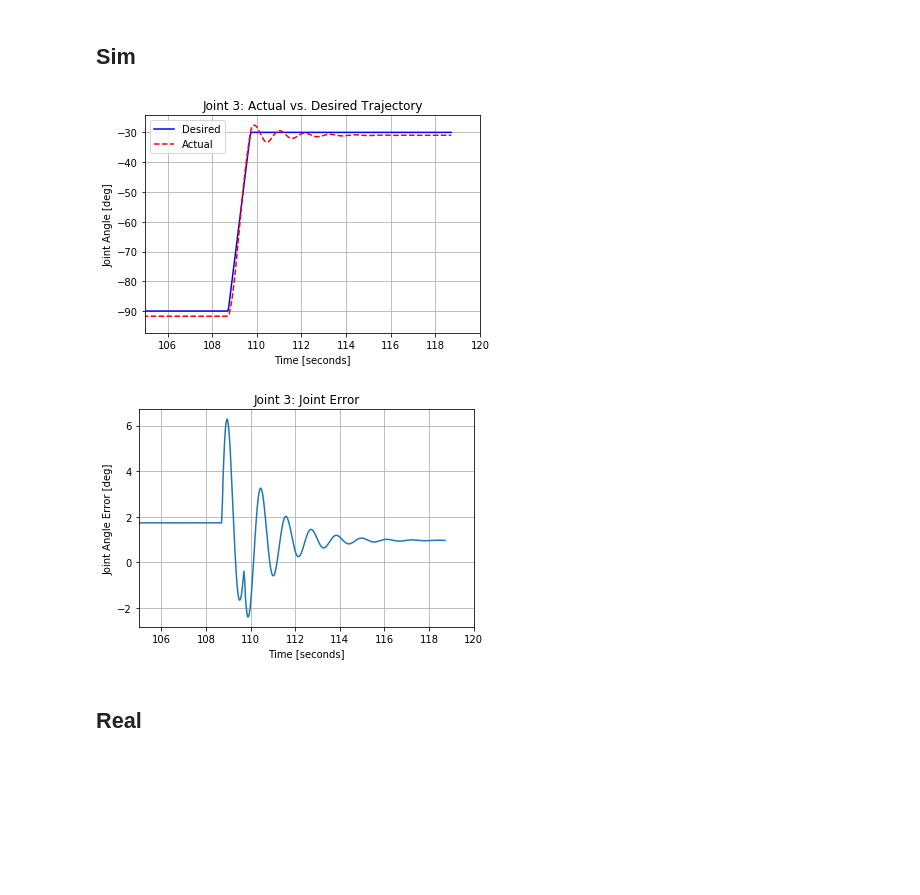
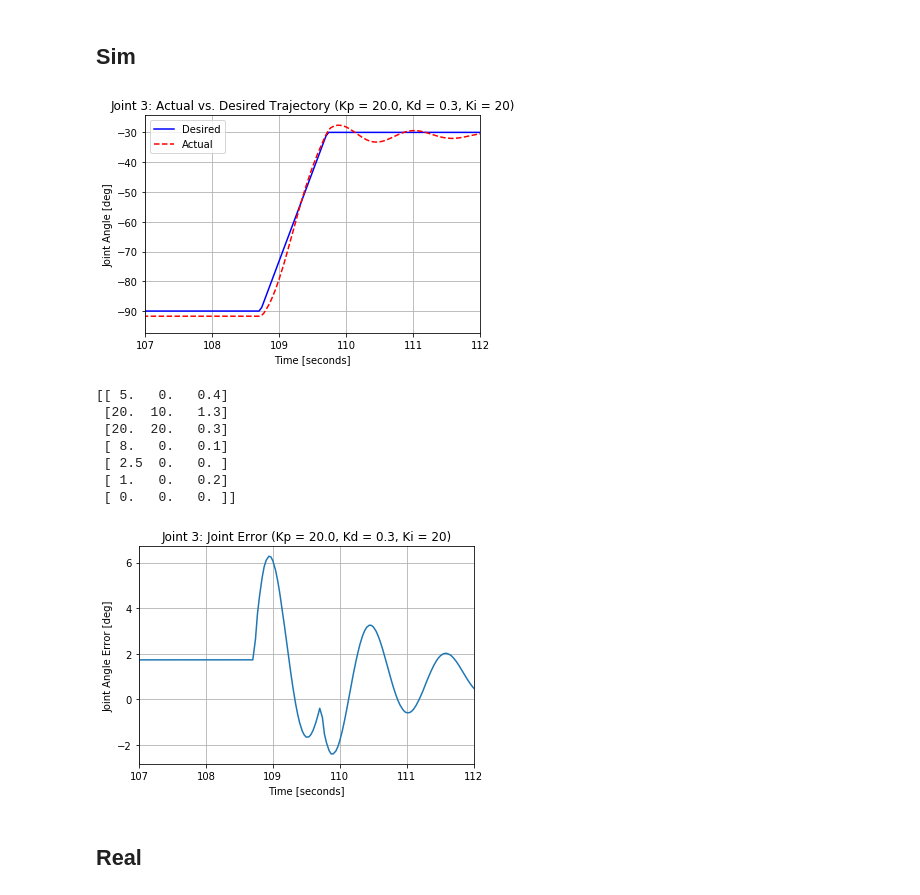
Before and after one commit to alonzolopez/bbot-master, a Jupyter notebook: rosbag/plot_joints_sim_pid.ipynb, the cells around one changed output. Saved outputs shown, nothing was run; the diff lists cells and outputs as text; code cells hidden in the pictures; blank space fills up the shorter version.

```diff
--- a/rosbag/plot_joints_sim_pid.ipynb
+++ b/rosbag/plot_joints_sim_pid.ipynb
@@ -164,25 +180,33 @@ j3_error3 = [pos[2]*180./math.pi for pos in j3_error]
 # %%
 plt.plot(j3_time, j3_desired3, 'b-', label="Desired")
 plt.plot(j3_time, j3_actual3, 'r--', label="Actual")
 plt.ylabel('Joint Angle [deg]')
 plt.xlabel('Time [seconds]')
-plt.title('Joint 3: Actual vs. Desired Trajectory')
+plt.title('Joint 3: Actual vs. Desired Trajectory (Kp = 20.0, Kd = 0.3, Ki = 20)')
 plt.legend(loc="upper left")
-plt.xlim(105, 120)
+plt.xlim(107, 112)
 plt.grid()
 plt.show()
+print(j3_pid)
 # %% [output]
-[figure, old version]
+[figure, new version]
+[[ 5.   0.   0.4]
+ [20.  10.   1.3]
+ [20.  20.   0.3]
+ [ 8.   0.   0.1]
+ [ 2.5  0.   0. ]
+ [ 1.   0.   0.2]
+ [ 0.   0.   0. ]]
 # %%
 plt.plot(j3_time, j3_error3)
 plt.ylabel('Joint Angle Error [deg]')
 plt.xlabel('Time [seconds]')
-plt.title('Joint 3: Joint Error')
+plt.title('Joint 3: Joint Error (Kp = 20.0, Kd = 0.3, Ki = 20)')
 plt.grid()
-plt.xlim(105, 120)
+plt.xlim(107, 112)
 plt.show()
 # %% [output]
-[figure, old version]
+[figure, new version]
 # %% [markdown]
 ## Real
 # %% [markdown]
```
Also changed, not shown: parts of 10 cells of this notebook.
